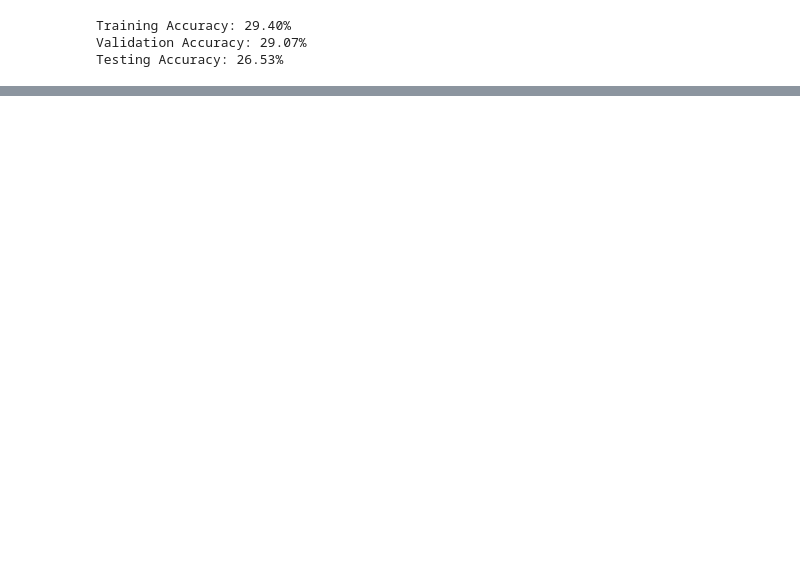
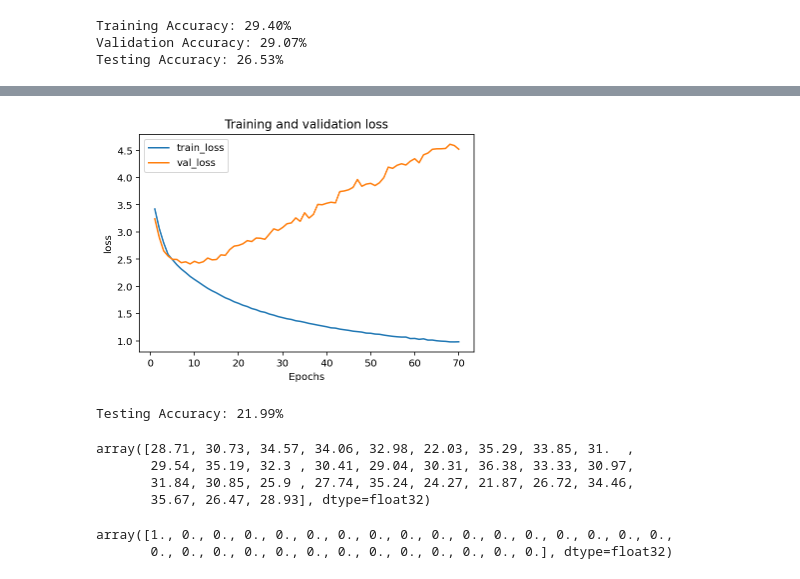
Before and after one commit to hershcode/oratio, a Jupyter notebook: modeling.ipynb, the cells around one changed output, grey strips where cells are left out. Cells and saved outputs as stored; diff of their text form; code cells hidden in the pictures; blank space fills up the shorter version.

```diff
--- a/modeling.ipynb
+++ b/modeling.ipynb
@@ -221,0 +298,4 @@ Testing Accuracy: 26.53%
+# %%
+big_nn = big_nn_model()
+big_nn, big_nn_history = fit_model(model=simple_nn, X=X, y=yy,
+                                         epochs=70, validation_data=(x_val, y_val), verbose=1)
@@ -221,0 +320,9 @@ Testing Accuracy: 26.53%
+# %%
+plot_metric(history=big_nn_history, metric='loss')
+# %% [output]
+[figure, added]
+# %%
+score = big_nn.evaluate(x_test, y_test, verbose=0)
+print("Testing Accuracy: {0:.2%}".format(score[1]))
+# %% [output]
+Testing Accuracy: 21.99%
@@ -221,0 +332,12 @@ Testing Accuracy: 26.53%
+# %%
+(y_deep_nn_pred[0]).round(2)
+# %% [output]
+array([28.71, 30.73, 34.57, 34.06, 32.98, 22.03, 35.29, 33.85, 31.  ,
+       29.54, 35.19, 32.3 , 30.41, 29.04, 30.31, 36.38, 33.33, 30.97,
+       31.84, 30.85, 25.9 , 27.74, 35.24, 24.27, 21.87, 26.72, 34.46,
+       35.67, 26.47, 28.93], dtype=float32)
+# %%
+y_test[0]
+# %% [output]
+array([1., 0., 0., 0., 0., 0., 0., 0., 0., 0., 0., 0., 0., 0., 0., 0., 0.,
+       0., 0., 0., 0., 0., 0., 0., 0., 0., 0., 0., 0., 0.], dtype=float32)
```
Also changed, not shown: parts of 21 cells of this notebook.
